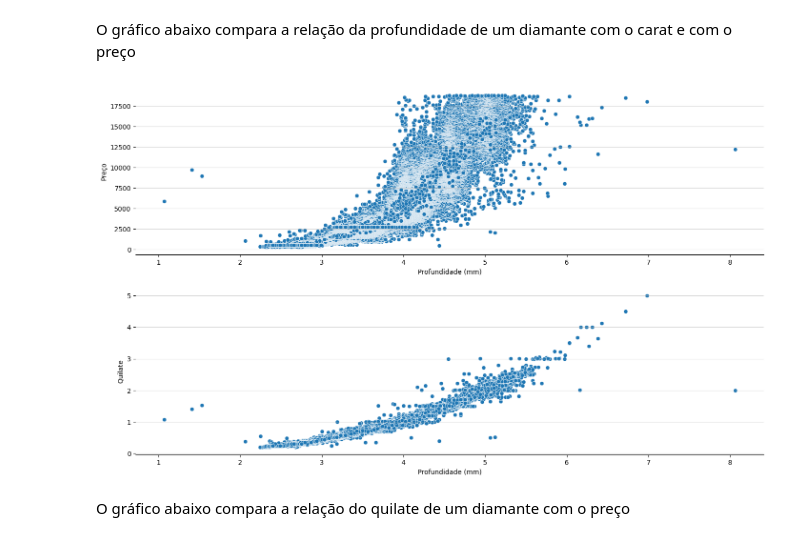
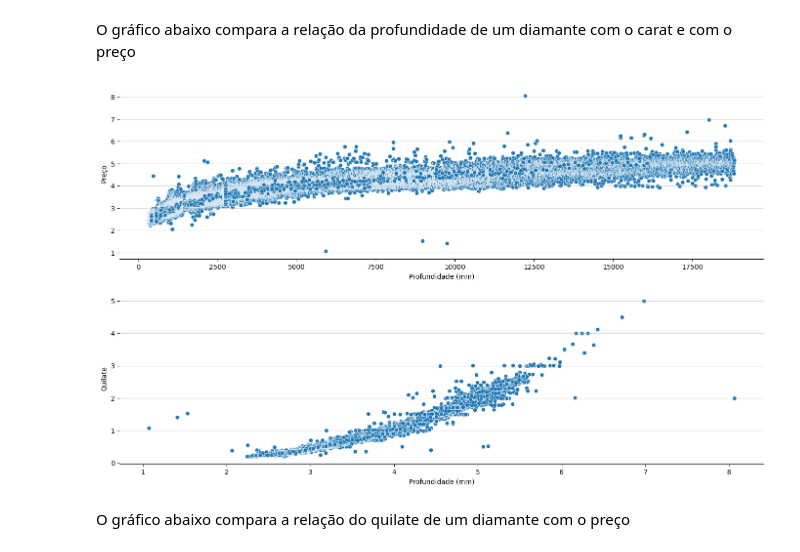
Before and after one commit to ppvyctor/Diamonds-Values, a Jupyter notebook: Trabalho ES.ipynb, the cells around one changed output. Drawn from its saved outputs; the diff is of its cells as text; code cells hidden in the pictures.

```diff
--- a/Trabalho ES.ipynb
+++ b/Trabalho ES.ipynb
@@ -273,27 +273,27 @@ O gráfico abaixo compara a relação da profundidade de um diamante com o carat
 # %%
 plt.figure(figsize=(17, 10))
 
 plt.subplot(2, 1, 1)
-sns.scatterplot(diamonds, x = "z", y = "price")
+sns.scatterplot(diamonds, x = "price", y = "z")
 plt.xlabel("Profundidade (mm)")
 plt.ylabel("Preço")
 plt.gca().spines["right"].set_visible(False)
 plt.gca().spines["top"].set_visible(False)
 plt.gca().spines["left"].set_visible(False)
 plt.grid(axis = "y", alpha = 0.5)
 
 plt.subplot(2, 1, 2)
 sns.scatterplot(diamonds, x = "z", y = "carat")
 plt.xlabel("Profundidade (mm)")
 plt.ylabel("Quilate")
 plt.gca().spines["right"].set_visible(False)
 plt.gca().spines["top"].set_visible(False)
 plt.gca().spines["left"].set_visible(False)
 plt.grid(axis = "y", alpha = 0.5)
 
 plt.show()
 # %% [output]
-[figure, old version]
+[figure, new version]
 # %% [markdown]
 O gráfico abaixo compara a relação do quilate de um diamante com o preço
 # %%
```
Also changed, not shown: parts of 2 cells of this notebook, 1 other file.
